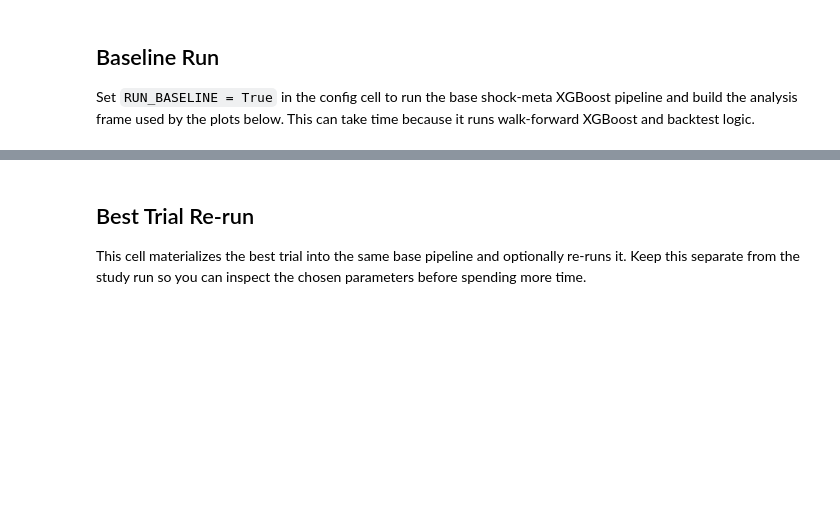
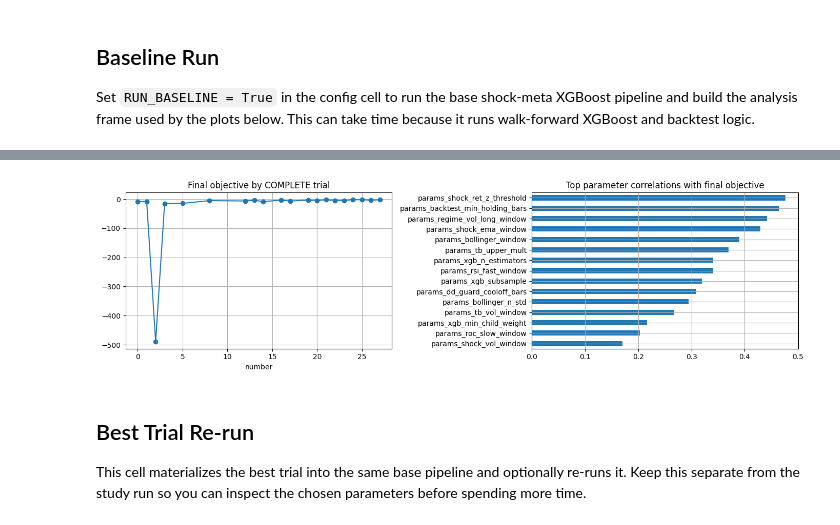
Before and after one commit to AFoivos/systematic_trading_framework, a Jupyter notebook: notebooks/optuna_shock_meta_xgboost_lab.ipynb, the cells around one changed output, grey strips where cells are left out. Drawn from its saved outputs; the diff is of its cells as text; code cells hidden in the pictures; blank space fills up the shorter version.

Commit message:
add optuna study

```diff
--- a/notebooks/optuna_shock_meta_xgboost_lab.ipynb
+++ b/notebooks/optuna_shock_meta_xgboost_lab.ipynb
@@ -57,11 +58,13 @@ warnings.filterwarnings('ignore', category=FutureWarning)
 # %%
 # Config: edit only these flags for normal experimentation.
 OPTUNA_SPEC_PATH = repo_root / 'config/optuna/optuna_shock_meta_xgboost.yaml'
-RUN_BASELINE = False
-RUN_OPTUNA = False
-RUN_BEST_TRIAL = False
+
+# Safe default: preview only. For a quick search use RUN_OPTUNA=True and N_TRIALS_OVERRIDE=3 or 5.
+RUN_BASELINE = True
+RUN_OPTUNA = True
+RUN_BEST_TRIAL = True
 BASELINE_SAMPLE_ROWS = 2_500
-N_TRIALS_OVERRIDE = None  # example: 5 for a quick smoke run
+N_TRIALS_OVERRIDE = 30  # None uses study.n_trials from the Optuna YAML.
 
 with OPTUNA_SPEC_PATH.open('r', encoding='utf-8') as handle:
     OPTUNA_SPEC = yaml.safe_load(handle) or {}
@@ -330,19 +641,25 @@ else:
 # %%
-if study is not None and not trials_df.empty:
-    numeric_cols = [col for col in trials_df.columns if col.startswith('params_')]
+if not clean_completed_trials_df.empty:
+    numeric_cols = [col for col in clean_completed_trials_df.columns if col.startswith('params_')]
     fig, axes = plt.subplots(1, 2, figsize=(14, 4))
-    trials_df[['number', 'value']].dropna().plot(x='number', y='value', marker='o', ax=axes[0], grid=True, legend=False)
-    axes[0].set_title('Objective value by trial')
+    clean_completed_trials_df[['number', 'value']].dropna().plot(x='number', y='value', marker='o', ax=axes[0], grid=True, legend=False)
+    axes[0].set_title('Final objective by COMPLETE trial')
     if numeric_cols:
-        corr = trials_df[numeric_cols + ['value']].apply(pd.to_numeric, errors='coerce').corr(numeric_only=True)['value'].drop('value').sort_values()
-        corr.tail(15).plot(kind='barh', ax=axes[1], grid=True)
-        axes[1].set_title('Top parameter correlations with objective')
+        corr_input = clean_completed_trials_df[numeric_cols + ['value']].apply(pd.to_numeric, errors='coerce')
+        corr = corr_input.corr(numeric_only=True)['value'].drop('value').dropna().sort_values()
+        if not corr.empty:
+            corr.tail(15).plot(kind='barh', ax=axes[1], grid=True)
+            axes[1].set_title('Top parameter correlations with final objective')
+        else:
+            axes[1].axis('off')
     else:
         axes[1].axis('off')
     plt.tight_layout()
     plt.show()
 else:
-    display(Markdown('No Optuna study results yet.'))
+    display(Markdown('No completed Optuna study results yet.'))
+# %% [output]
+[figure, added]
 # %% [markdown]
 ## Best Trial Re-run
 
```
Also changed, not shown: parts of 13 cells of this notebook, 3 other files.
